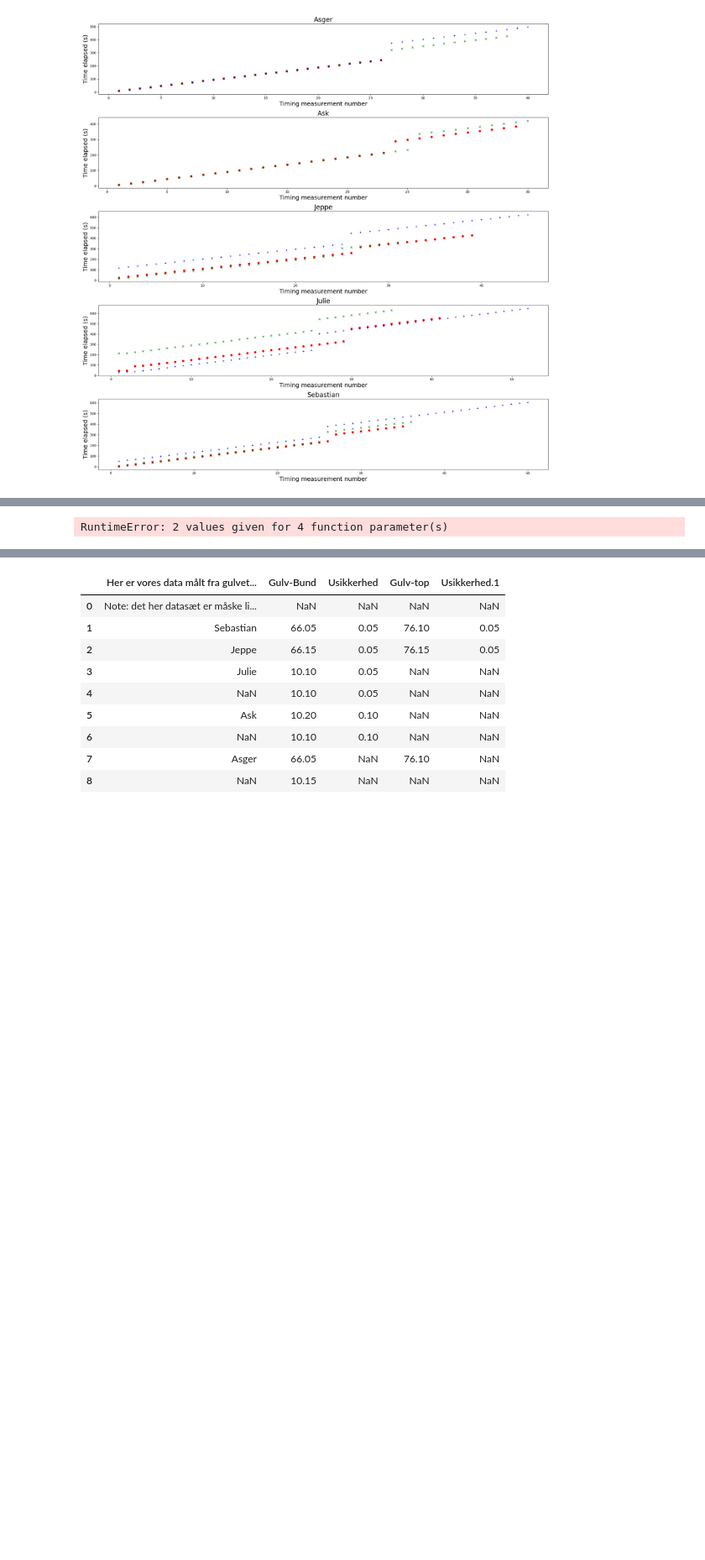
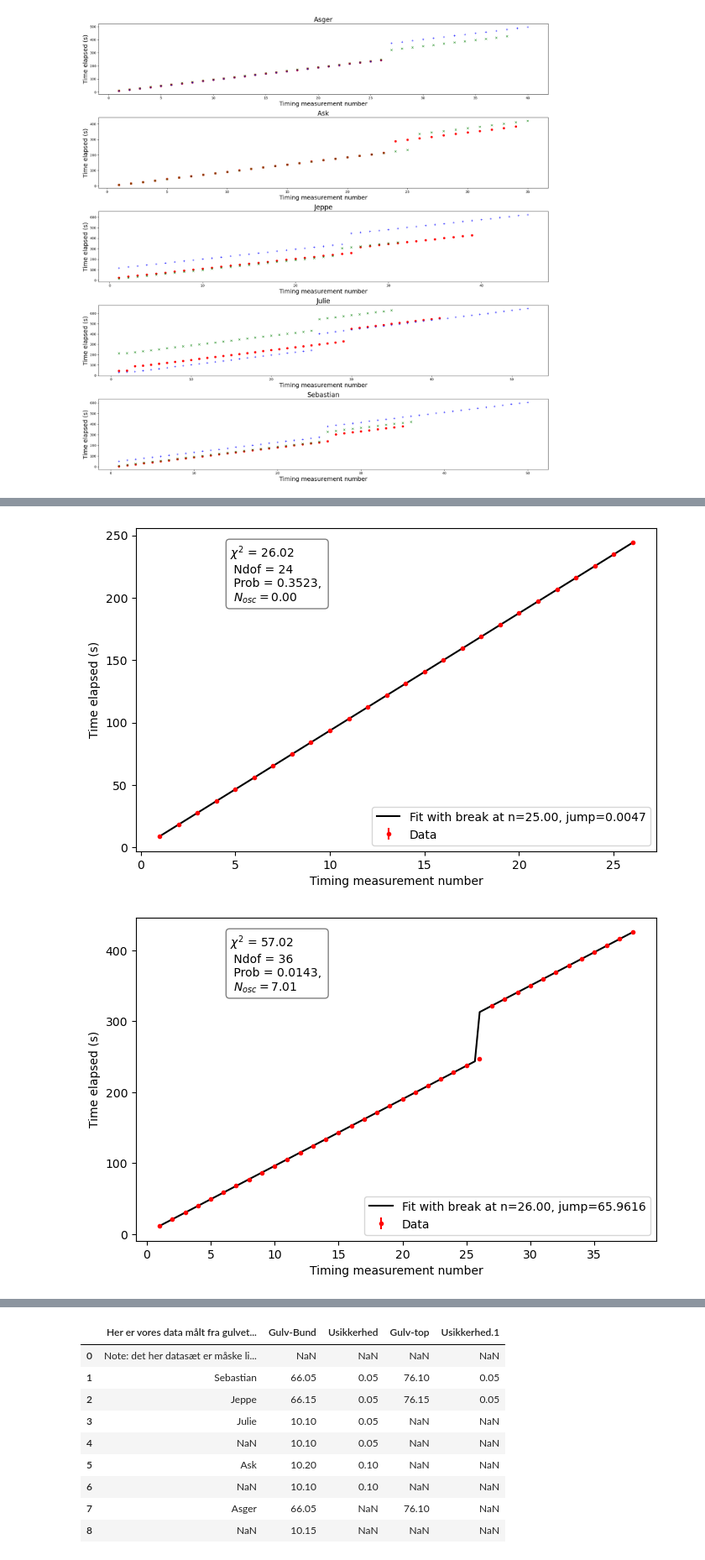
Before and after one commit to Julieloegstrup/Project, a Jupyter notebook: Pendulum/asger/asger_pendulum.ipynb, the cells around one changed output, grey strips where cells are left out. Shown at 84% size. Cells and saved outputs as stored; diff of their text form; code cells hidden in the pictures; blank space fills up the shorter version.

```diff
--- a/Pendulum/asger/asger_pendulum.ipynb
+++ b/Pendulum/asger/asger_pendulum.ipynb
@@ -186,6 +186,9 @@ def lin_fit_break(x, a, b, x_break, jump):
 def lin_fit_break_fixed(x, x_break, jump, a_fixed, b_fixed):
     """Linear fit with fixed slope and intercept, only fitting x_break and jump."""
     return np.where(x <= x_break, a_fixed*x + b_fixed, a_fixed*x + b_fixed + jump)
+
+def lin_fit_offset_fixed(n, x_break, delta, a_fixed, b_fixed):
+    return np.where(n <= x_break, a_fixed*n + b_fixed, a_fixed*n + b_fixed + delta)
 # %%
 i=0
 param_list = []
@@ -424,39 +432,70 @@ Ask 2: σ from LLH = 0.0199, new slope a = 9.4121 ± 0.0007
 Jeppe 1: σ from LLH = 0.0370, new slope a = 9.4179 ± 0.0010
 ... (16 outputs left out)
 # %%
-from functools import partial
+
+def lin_fit_for_minuit(n, x_break, delta):
+    return lin_fit_offset_fixed(n, x_break, delta, a_fixed, b_fixed)
+
 
 i = 0
 break_list = []
 jump_list = []
 
 for dat in data_sets:
     n, t = dat
     if i==8:
         n,t =n[3:], t[3:]
     if i==9:
         n,t =n[2:], t[2:]
     if i==10:
         n,t =n[2:], t[2:]
 
     # Use previous linear fit parameters as fixed
     a_fixed, b_fixed = new_fit_params[i][:2]
+    sig = np.array(sigmas[i])
+    x0, jump0 = 25, 10  # adjust per dataset
 
+    if i==1 or i==2 or i==4:
+        x0 = 26
+    elif  i==5 or i==11:
+        x0=27
+    elif i==3:
+        x0=23
+    elif i==8:
+        x0=30
     # Define chi2 function with only x_break and jump as free parameters
-    chi2_break = cost.LeastSquares(n, t, sig_t,
-                                   partial(lin_fit_break_fixed, a_fixed=a_fixed, b_fixed=b_fixed))
+    chi2_break = cost.LeastSquares(n, t, sig, lin_fit_for_minuit)
+    m_break = Minuit(chi2_break, x_break=x0, delta=jump0)
+    m_break.migrad()
+
+    chi2_break = m_break.fval                     # ChiSquare value
+    Ndof = len(n) - m_break.nfit     # Number of (non-empty) bins
+    Prob = stats.chi2.sf(chi2_break, Ndof)     # ChiSquare probability given Ndof
+
 
     # Provide initial guesses for x_break and jump
-    x0, jump0 = 25, 10  # adjust per dataset
-    m_break = Minuit(chi2_break, x_break=x0, jump=jump0)
-    m_break.migrad()
+
+
     params_break = np.array(m_break.values)
 
     break_list.append(params_break[0])
     jump_list.append(params_break[1])
 
-    print(f"Dataset {i}: x_break = {params_break[0]:.2f}, jump = {params_break[1]:.4f}")
+    N_osc = params_break[1]/(a_fixed)
+
+    plt.figure(figsize=(8,5))
+    plt.errorbar(n, t, yerr=sig, fmt='.', color='red', label='Data')
+    n_fit = np.linspace(min(n), max(n), 100)
+    t_fit = lin_fit_break_fixed(n_fit, params_break[0], params_break[1], a_fixed, b_fixed)
+    plt.plot(n_fit, t_fit, color='black', label=f'Fit with break at n={params_break[0]:.2f}, jump={params_break[1]:.4f}')
+    plt.xlabel('Timing measurement number')
+    plt.ylabel('Time elapsed (s)')
+    #plt.text(0.05, 0.95, f'Fit parameters: \n x_break = {params_break[0]:.2f} \n jump = {params_break[1]:.4f}', transform=plt.gca().transAxes, verticalalignment='top', bbox=dict(boxstyle='round', facecolor='white', alpha=0.5))
+    plt.text(0.18, 0.95, f'$\chi^2$ = {chi2_break:.2f} \n Ndof = {Ndof} \n Prob = {Prob:.4f}, \n $N_{{osc}} = {N_osc:.2f}$', transform=plt.gca().transAxes, verticalalignment='top', bbox=dict(boxstyle='round', facecolor='white', alpha=0.5))
+    #plt.text(0.18, 0.80, f'$N_{{osc}}$ = {N_osc:.2f}', transform=plt.gca().transAxes, verticalalignment='top', bbox=dict(boxstyle='round', facecolor='white', alpha=0.5))
+    plt.legend()
 
     i += 1
 # %% [output]
-RuntimeError: 2 values given for 4 function parameter(s)
+[figure, added]
+[figure, added]
```
Also changed, not shown: parts of 13 cells of this notebook.
